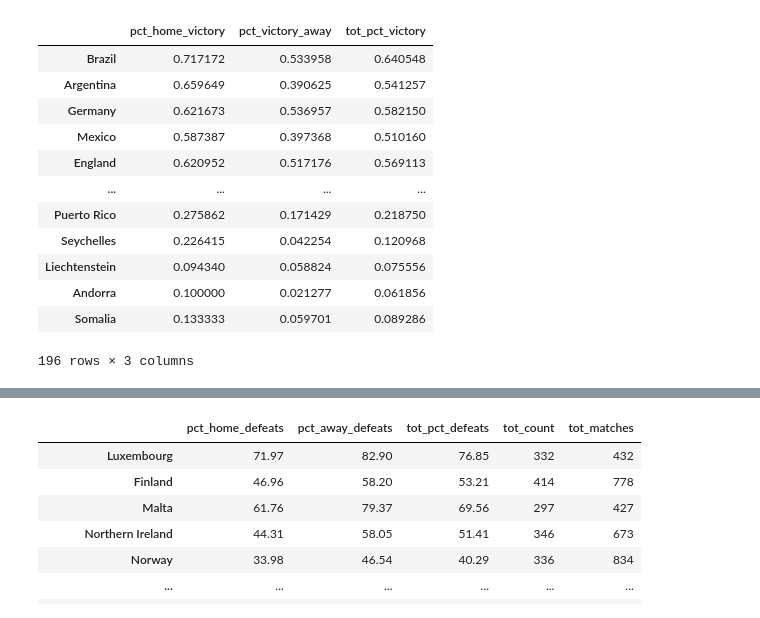
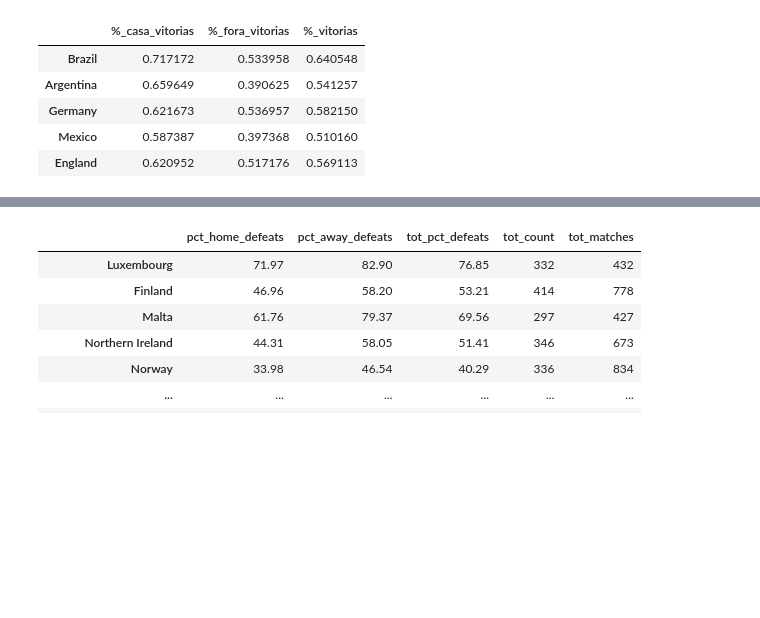
Before and after one commit to guilasinskas/soccer, a Jupyter notebook: notebook.ipynb, the cells around one changed output, grey strips where cells are left out. Drawn from its saved outputs; the diff is of its cells as text; code cells hidden in the pictures; blank space fills up the shorter version.

```diff
--- a/notebook.ipynb
+++ b/notebook.ipynb
@@ -112,0 +80,14 @@ selecoes_away.head()
+# %%
+# Contando quantas partidas cada time jogou em casa
+partidas_em_casa=[]
+for team in selecoes_home['time_casa']:
+    total_jogado_casa = selecoes_home[selecoes_home['time_casa']== team]['partidas'].sum()
+    partidas_em_casa.append(total_jogado_casa)
+
+selecoes_home['partidas_casa'] = partidas_em_casa
+selecoes_home['%_total_casa'] = selecoes_home['partidas']/selecoes_home['partidas_casa']
+
+selecoes_home.rename(columns={'resultado': 'home_resultados', 'partidas': 'home_partidas'}, inplace=True)
+selecoes_home.set_index('time_casa', inplace=True)
+
+selecoes_home.head()
@@ -112,0 +104,14 @@ selecoes_away.head()
+# %%
+# Contando quantas partidas cada time jogou fora de casa
+partidas_fora=[]
+for team in selecoes_away['time_fora']:
+    total_jogado_fora = selecoes_away[selecoes_away['time_fora'] == team]['partidas'].sum()
+    partidas_fora.append(total_jogado_fora)
+
+selecoes_away['partidas_fora']= partidas_fora
+selecoes_away['%_total_fora'] = selecoes_away['partidas']/selecoes_away['partidas_fora']
+
+selecoes_away.rename(columns={'resultado': 'away_resultados', 'partidas': 'away_partidas'}, inplace=True)
+selecoes_away.set_index('time_fora', inplace=True)
+
+selecoes_away.head()
@@ -124,8 +132,10 @@ away_winners= selecoes_away[selecoes_away['away_resultados'] =='vitoria']
 away_losers= selecoes_away[selecoes_away['away_resultados'] =='derrota']
 # %%
 winners=pd.merge(home_winners, away_winners, left_index=True, right_index=True, how='inner')
+winners.rename(columns={'%_total_casa': '%_casa_vitorias', '%_total_fora': '%_fora_vitorias'}, inplace=True)
+
 losers=pd.merge(home_losers, away_losers, left_index=True, right_index=True, how='inner')
-losers.rename(columns={'pct_home_victory': 'pct_home_defeats', 'pct_victory_away': 'pct_away_defeats'}, inplace=True)
+losers.rename(columns={'%_total_casa': '%_casa_derrotas', '%_total_fora': '%_fora_derrotas'}, inplace=True)
 # %%
 winners
 # %% [output]
@@ -143,25 +153,17 @@ winners
 | Somaliland | vitoria | 1 | 2 | 0.500000 | vitoria | 1 | ... |
 277 rows × 8 columns
 # %%
-winners['tot_count']= winners['home_partidas'] + winners['away_partidas']
-winners['tot_matches']= winners['home_matches']  + winners['away_matches']
+winners['total_vitorias']= winners['home_partidas'] + winners['away_partidas']
+winners['total']= winners['partidas_casa'] + winners['partidas_fora']
 
-winners['tot_pct_victory']= winners['tot_count']/winners['tot_matches']
-winners= winners[winners.tot_matches >= 100]
-winners_pct= winners[['pct_home_victory', 'pct_victory_away', 'tot_pct_victory']]
+winners['%_vitorias']= winners['total_vitorias']/winners['total']
+winners_pct= winners[['%_casa_vitorias', '%_fora_vitorias', '%_vitorias']]
 # %%
-winners_pct
+winners_pct.head()
 # %% [output]
-|  | pct_home_victory | pct_victory_away | tot_pct_victory |
+|  | %_casa_vitorias | %_fora_vitorias | %_vitorias |
 | Brazil | 0.717172 | 0.533958 | 0.640548 |
 | Argentina | 0.659649 | 0.390625 | 0.541257 |
 | Germany | 0.621673 | 0.536957 | 0.582150 |
 | Mexico | 0.587387 | 0.397368 | 0.510160 |
 | England | 0.620952 | 0.517176 | 0.569113 |
-| ... | ... | ... | ... |
-| Puerto Rico | 0.275862 | 0.171429 | 0.218750 |
-| Seychelles | 0.226415 | 0.042254 | 0.120968 |
-| Liechtenstein | 0.094340 | 0.058824 | 0.075556 |
-| Andorra | 0.100000 | 0.021277 | 0.061856 |
-| Somalia | 0.133333 | 0.059701 | 0.089286 |
-196 rows × 3 columns
```
Also changed, not shown: parts of 34 cells of this notebook, 1 other file.
